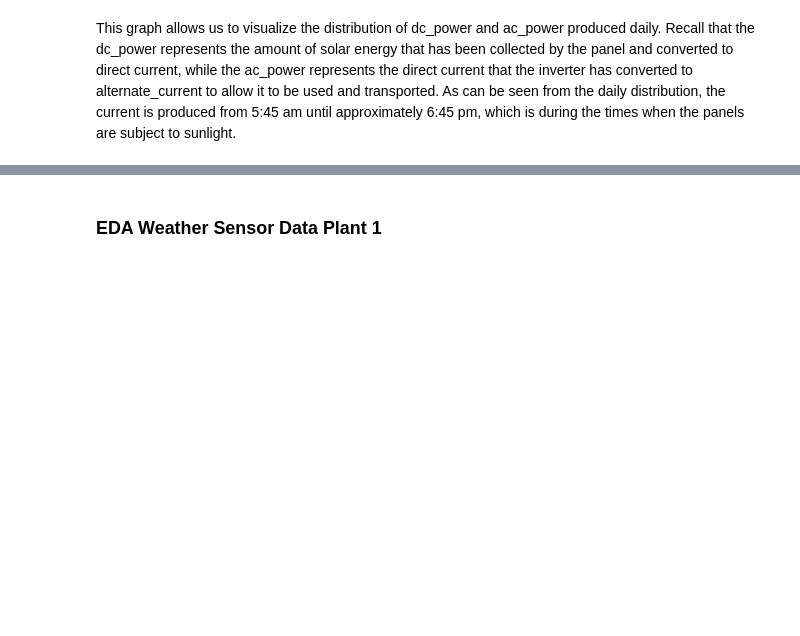
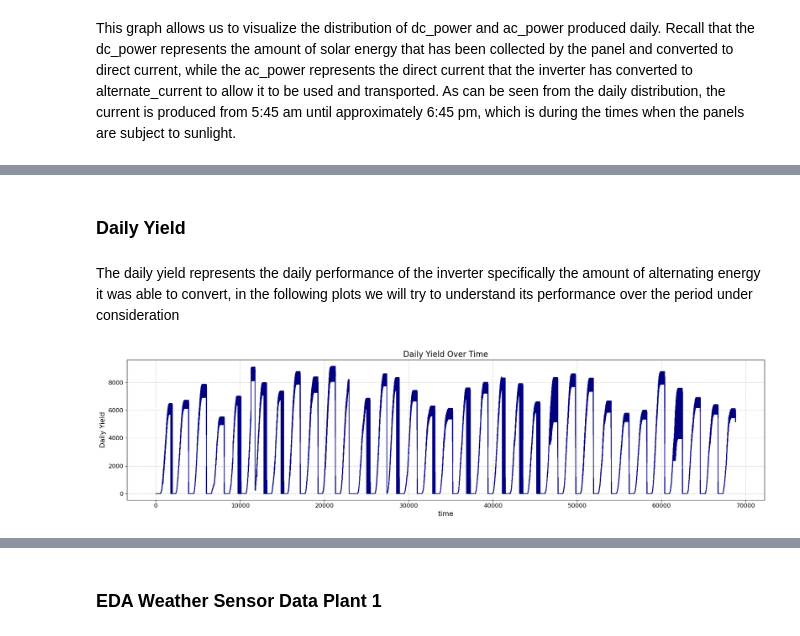
Before and after one commit to Christian-Braga/energy_forecast_ML, a Jupyter notebook: Chris_test_py.ipynb, the cells around one changed output, grey strips where cells are left out. Saved outputs shown, nothing was run; the diff lists cells and outputs as text; code cells hidden in the pictures; blank space fills up the shorter version.

```diff
--- a/Chris_test_py.ipynb
+++ b/Chris_test_py.ipynb
@@ -255,0 +312,20 @@ p1_gen_df
+# %% [markdown]
+<h3>Daily Yield </h3>
+# %% [markdown]
+The daily yield represents the daily performance of the inverter specifically the amount of alternating energy it was able to convert, in the following plots we will try to understand its performance over the period under consideration
+# %%
+#plotting the daily yield over time
+plt.figure(figsize=(19, 5))
+
+p1_gen_df['daily_yield'].plot(color='navy')
+
+plt.title('Daily Yield Over Time', fontsize=16)
+plt.xlabel('time', fontsize=14)
+plt.ylabel('Daily Yield', fontsize=14)
+plt.xticks(fontsize=12)
+plt.yticks(fontsize=12)
+plt.grid(True, linestyle='--', alpha=0.7)
+plt.tight_layout()
+plt.show()
+# %% [output]
+[figure, added]
```
Also changed, not shown: parts of 20 cells of this notebook.
